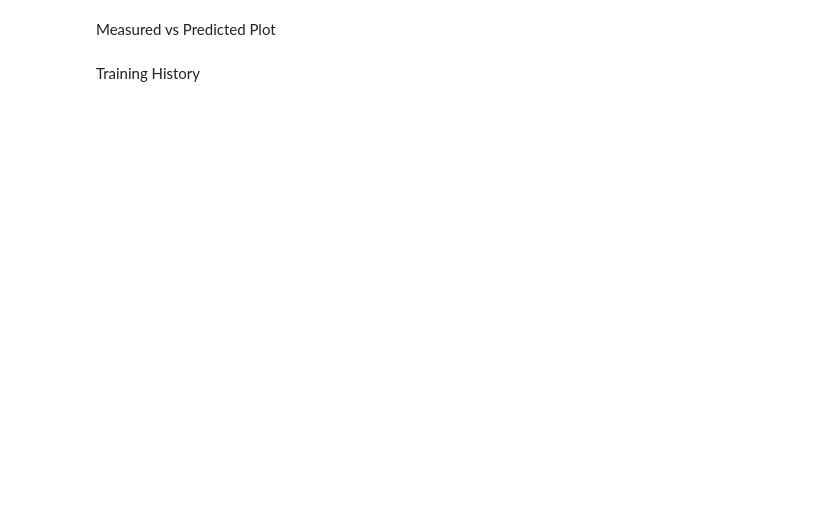
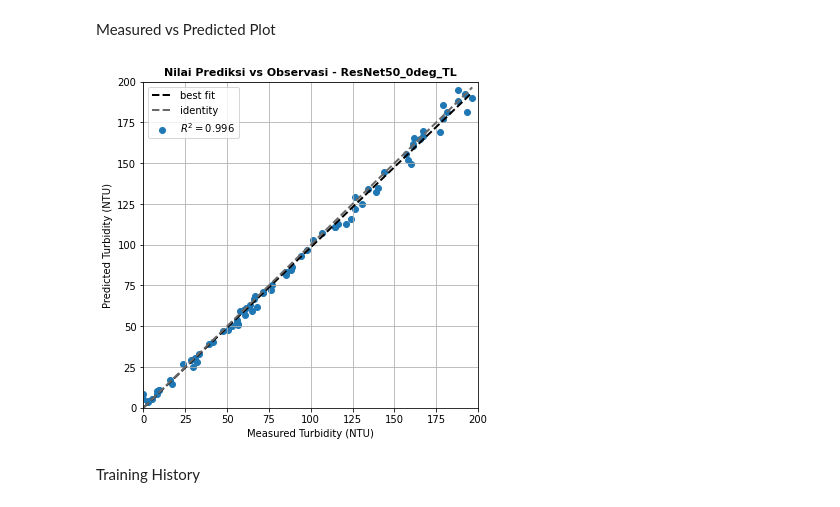
Before and after one commit to naufalhisyam/WaterTurbidityPred, a Jupyter notebook: Utils/evaluate_model.ipynb, the cells around one changed output. Drawn from its saved outputs; the diff is of its cells as text; code cells hidden in the pictures; blank space fills up the shorter version.

```diff
--- a/Utils/evaluate_model.ipynb
+++ b/Utils/evaluate_model.ipynb
@@ -101,17 +132,24 @@ plt.show()
 # %% [markdown]
 Measured vs Predicted Plot
 # %%
-fig, ax = plt.subplots()
-ax.scatter(true_turbid, pred_turbid)
-ax.axline([0, 0], [1, 1])
-#ax.plot([true_turbid.min(), true_turbid.max()], [true_turbid.min(), true_turbid.max()], 'k--', lw=4)
+fig, ax = plt.subplots(figsize=(6,6))
+ax.scatter(true_turbid, pred_turbid, label=f'$R^2=${round(score[3],3)}')
+theta = np.polyfit(true_turbid, pred_turbid, 1)
+y_line = theta[1] + theta[0] * true_turbid
+ax.plot([true_turbid.min(), true_turbid.max()], [y_line.min(), y_line.max()],'k--', lw=2,label='best fit')
+#ax.axline([0, 0], [1, 1])
+ax.plot([true_turbid.min(), true_turbid.max()], [true_turbid.min(), true_turbid.max()], 'k--', lw=2, label='identity',color='dimgray')
 ax.set_xlabel('Measured Turbidity (NTU)')
 ax.set_ylabel('Predicted Turbidity (NTU)')
-ax.set_title('Nilai Turbiditas Prediksi vs Observasi')
+ax.set_title(f'Nilai Prediksi vs Observasi - {name}', fontsize=11, fontweight='bold')
 ax.set_xlim([0, 200])
 ax.set_ylim([0, 200])
-plt.savefig(f'plots/{name}/residualPlot_{name}.png', dpi=150)
+ax.grid()
+ax.legend()
+plt.savefig(f'plots/{name}/predErrorPlot_{name}.png', dpi=150)
 plt.show()
+# %% [output]
+[figure, added]
 # %% [markdown]
 Training History
 # %%
```
Also changed, not shown: parts of 11 cells of this notebook.
